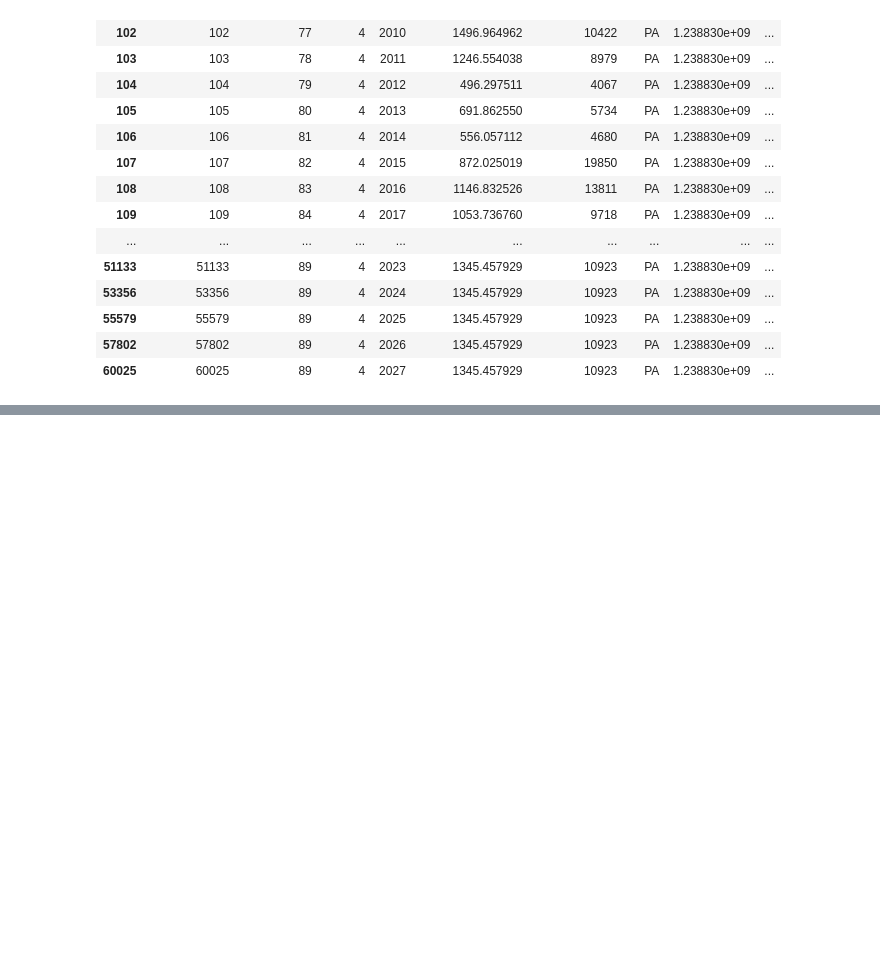
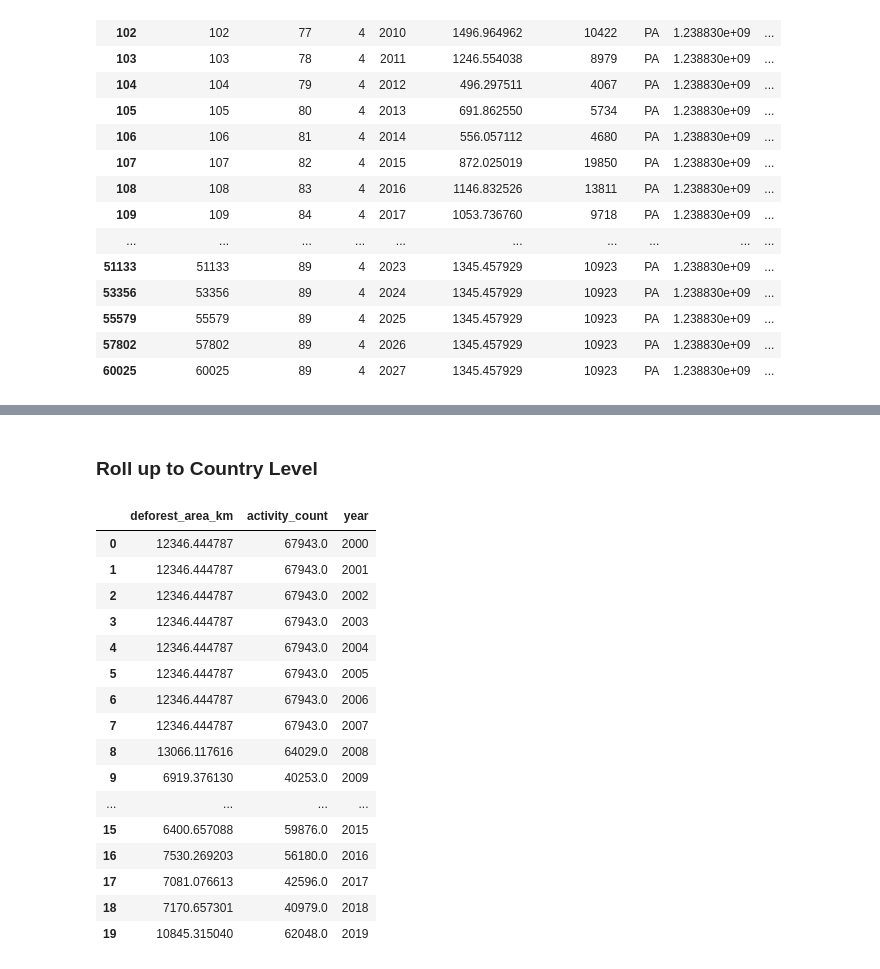
Before and after one commit to t4ai/amazon-deforestation-forecasting, a Jupyter notebook: amazon-deforestation-activity-model.ipynb, the cells around one changed output, grey strips where cells are left out. Saved outputs shown, nothing was run; the diff lists cells and outputs as text; code cells hidden in the pictures; blank space fills up the shorter version.

```diff
--- a/amazon-deforestation-activity-model.ipynb
+++ b/amazon-deforestation-activity-model.ipynb
@@ -438,10 +437,4 @@ new_prediction_data_cluster[new_prediction_data_cluster['cluster_name'] == 'cl_4
 | 55579 | 55579 | 89 | 4 | 2025 | 1345.457929 | 10923 | PA | 1.238830e+09 | ... |
 | 57802 | 57802 | 89 | 4 | 2026 | 1345.457929 | 10923 | PA | 1.238830e+09 | ... |
 | 60025 | 60025 | 89 | 4 | 2027 | 1345.457929 | 10923 | PA | 1.238830e+09 | ... |
-# %%
-# build sequences for each cluster
-cluster_df = new_prediction_data_cluster[new_prediction_data_cluster['cluster_name'] == 'cl_4']
-cluster_df = cluster_df[cluster_df['year'] < 2023]
-
-cluster_seq = build_lstm_future_sequences(cluster_df, 11, 3, feature_cols)
 # %%
@@ -456,0 +558,29 @@ for i in range(len(y_pred_cluster)):
+# %% [markdown]
+### Roll up to Country Level
+# %%
+# group by year only to get total deforested area across all of Brasil
+all_prediction_data_year = all_prediction_data_cluster.groupby(['year'], as_index=False).agg({
+  'deforest_area_km': 'sum',
+  'activity_count': 'sum',
+  'year': 'first',
+})
+
+all_prediction_data_year.head(20)
+# %% [output]
+|  | deforest_area_km | activity_count | year |
+| 0 | 12346.444787 | 67943.0 | 2000 |
+| 1 | 12346.444787 | 67943.0 | 2001 |
+| 2 | 12346.444787 | 67943.0 | 2002 |
+| 3 | 12346.444787 | 67943.0 | 2003 |
+| 4 | 12346.444787 | 67943.0 | 2004 |
+| 5 | 12346.444787 | 67943.0 | 2005 |
+| 6 | 12346.444787 | 67943.0 | 2006 |
+| 7 | 12346.444787 | 67943.0 | 2007 |
+| 8 | 13066.117616 | 64029.0 | 2008 |
+| 9 | 6919.376130 | 40253.0 | 2009 |
+| ... | ... | ... | ... |
+| 15 | 6400.657088 | 59876.0 | 2015 |
+| 16 | 7530.269203 | 56180.0 | 2016 |
+| 17 | 7081.076613 | 42596.0 | 2017 |
+| 18 | 7170.657301 | 40979.0 | 2018 |
+| 19 | 10845.315040 | 62048.0 | 2019 |
```
Also changed, not shown: parts of 13 cells of this notebook.
